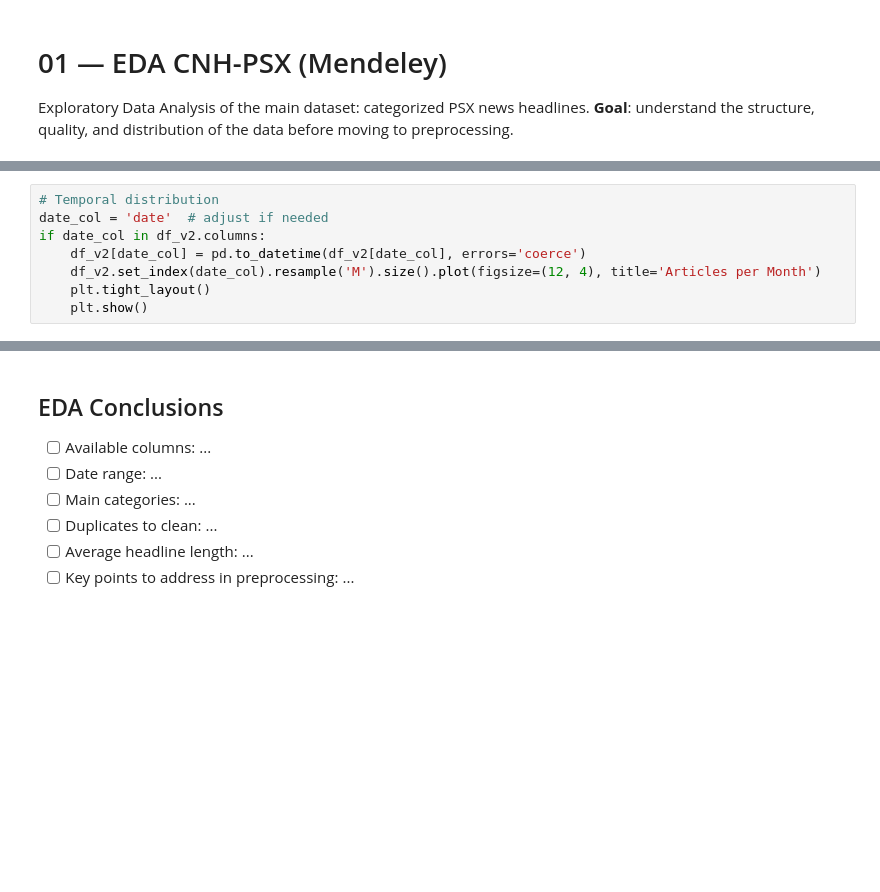
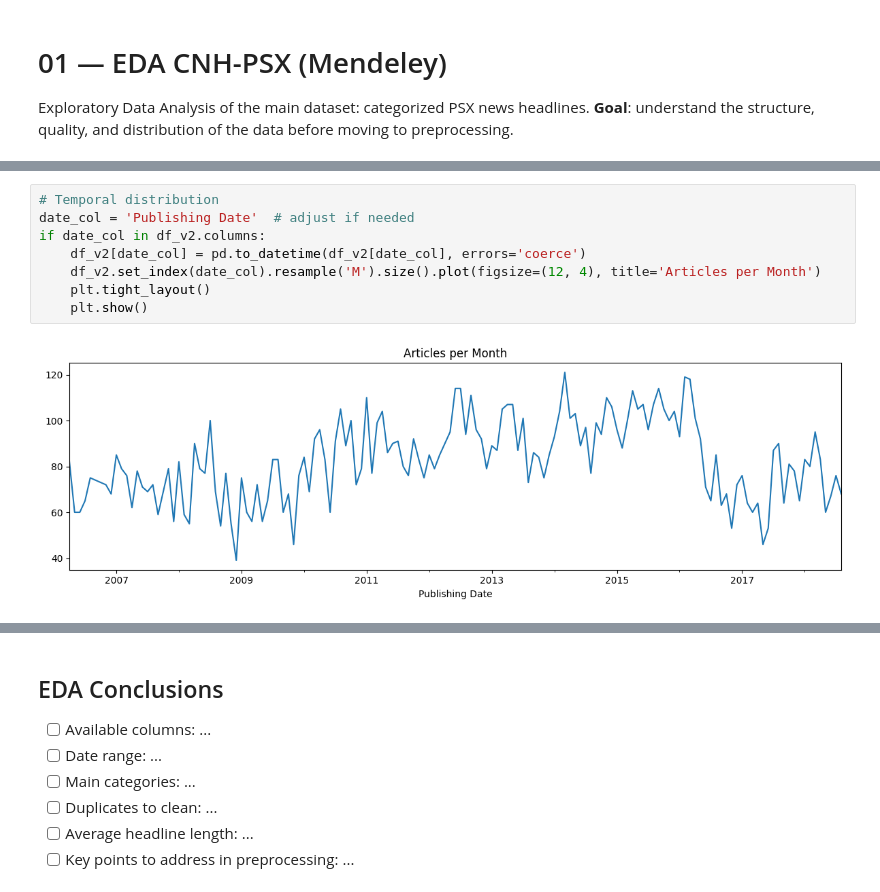
Before and after one commit to aserec05/psx-pnr, a Jupyter notebook: notebooks/01_eda_cnhpsx.ipynb, the cells around one changed output, grey strips where cells are left out. Saved outputs shown, nothing was run; the diff lists cells and outputs as text; blank space fills up the shorter version.

```diff
--- a/notebooks/01_eda_cnhpsx.ipynb
+++ b/notebooks/01_eda_cnhpsx.ipynb
@@ -37,10 +72,12 @@ if cat_col in df_v2.columns:
 # %%
 # Temporal distribution
-date_col = 'date'  # adjust if needed
+date_col = 'Publishing Date'  # adjust if needed
 if date_col in df_v2.columns:
     df_v2[date_col] = pd.to_datetime(df_v2[date_col], errors='coerce')
     df_v2.set_index(date_col).resample('M').size().plot(figsize=(12, 4), title='Articles per Month')
     plt.tight_layout()
     plt.show()
+# %% [output]
+[figure, added]
 # %%
 # Headline length distribution
```
Also changed, not shown: parts of 6 cells of this notebook, 7 other files.
